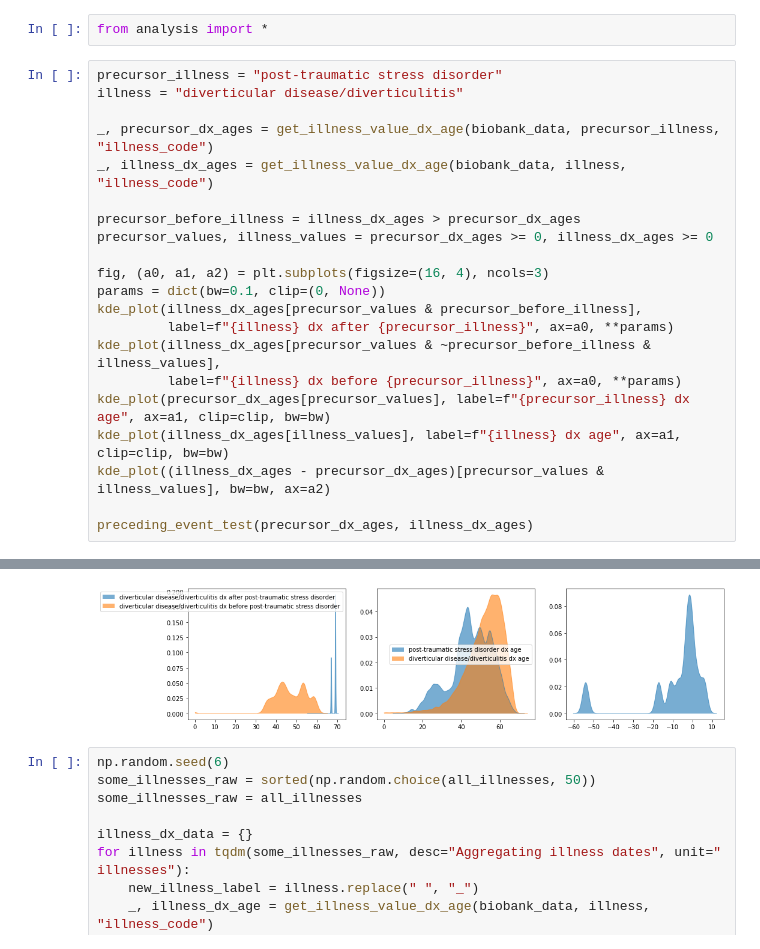
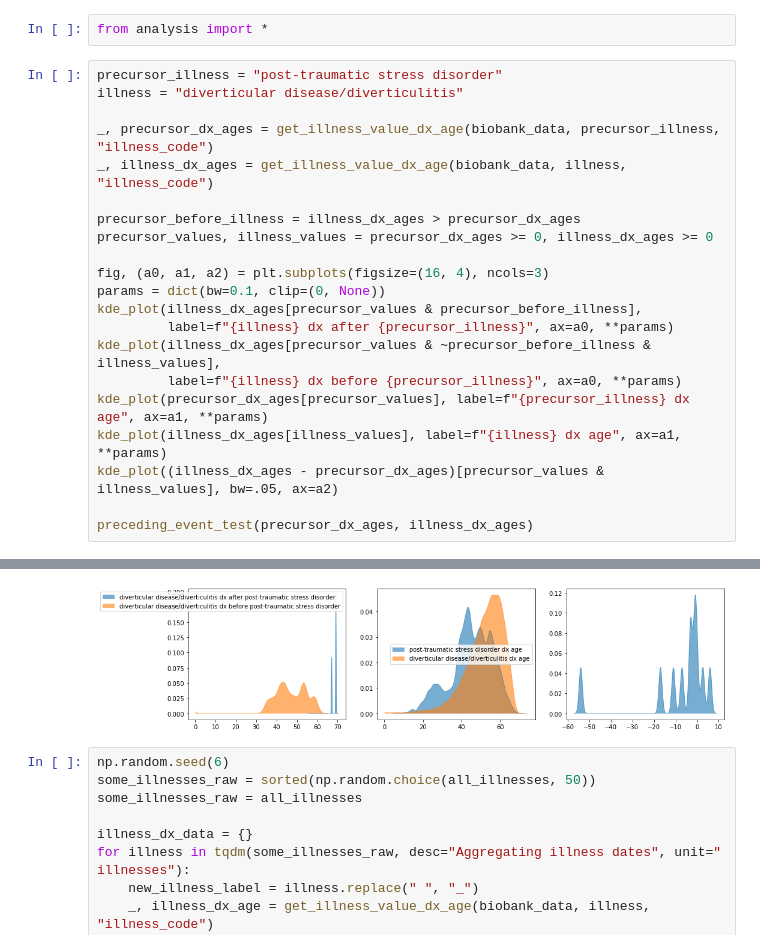
Before and after one commit to cole-khamnei/HLA_genotyping_associations, a Jupyter notebook: notebooks/comorbid_graph.ipynb, the cells around one changed output, grey strips where cells are left out. Cells and saved outputs as stored; diff of their text form.

```diff
--- a/notebooks/comorbid_graph.ipynb
+++ b/notebooks/comorbid_graph.ipynb
@@ -122,9 +119,9 @@ kde_plot(illness_dx_ages[precursor_values & precursor_before_illness],
          label=f"{illness} dx after {precursor_illness}", ax=a0, **params)
 kde_plot(illness_dx_ages[precursor_values & ~precursor_before_illness & illness_values],
          label=f"{illness} dx before {precursor_illness}", ax=a0, **params)
-kde_plot(precursor_dx_ages[precursor_values], label=f"{precursor_illness} dx age", ax=a1, clip=clip, bw=bw)
-kde_plot(illness_dx_ages[illness_values], label=f"{illness} dx age", ax=a1, clip=clip, bw=bw)
-kde_plot((illness_dx_ages - precursor_dx_ages)[precursor_values & illness_values], bw=bw, ax=a2)
+kde_plot(precursor_dx_ages[precursor_values], label=f"{precursor_illness} dx age", ax=a1, **params)
+kde_plot(illness_dx_ages[illness_values], label=f"{illness} dx age", ax=a1, **params)
+kde_plot((illness_dx_ages - precursor_dx_ages)[precursor_values & illness_values], bw=.05, ax=a2)
 
 preceding_event_test(precursor_dx_ages, illness_dx_ages)
 # %% [output]
@@ -132,4 +129,4 @@ preceding_event_test(precursor_dx_ages, illness_dx_ages)
-[figure, old version]
+[figure, new version]
 # %%
 np.random.seed(6)
 some_illnesses_raw = sorted(np.random.choice(all_illnesses, 50))
```
Also changed, not shown: parts of 11 cells of this notebook, 1 other file.
